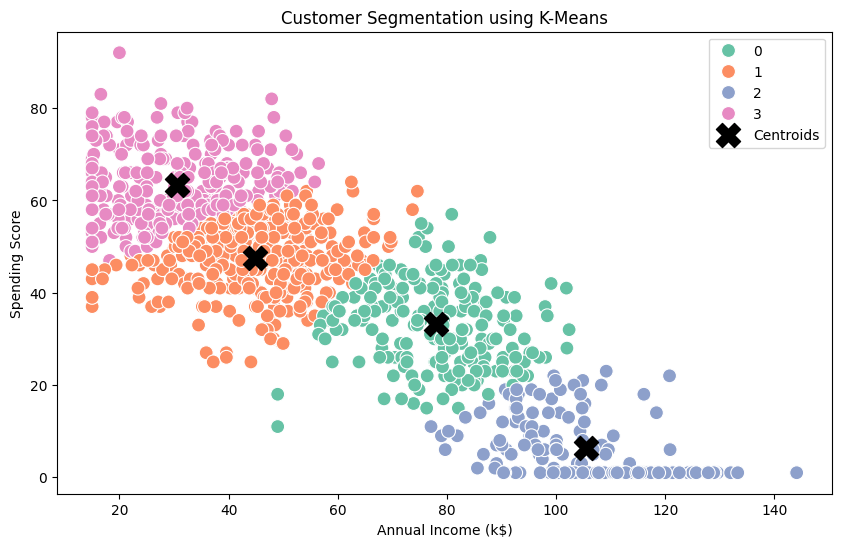
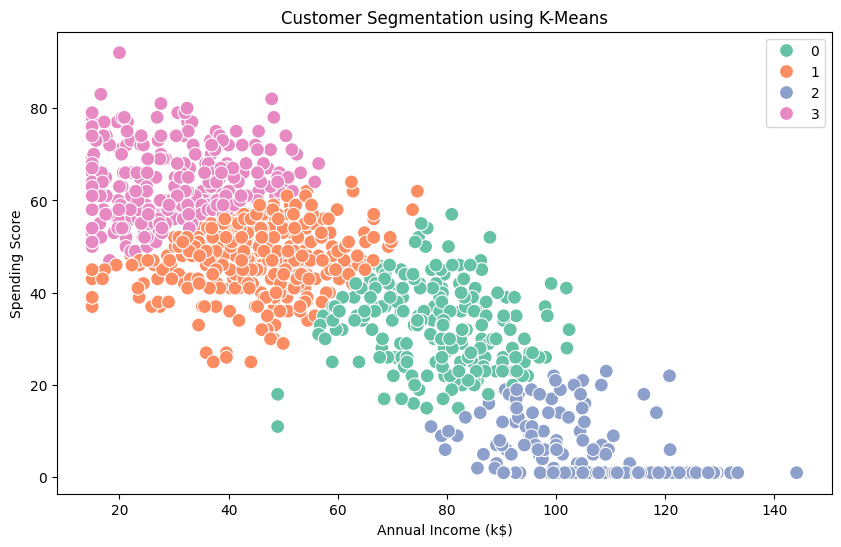
Code edit (unified diff) that turned the first committed figure into the second:
--- before
+++ after
@@ -2,18 +2,9 @@
 
 sns.scatterplot(
-    x=data['Annual Income (k$)'],
-    y=data['Spending Score (1-100)'],
-    hue=data['Cluster'],
+    x=data_1['Annual Income (k$)'],
+    y=data_1['Spending Score (1-100)'],
+    hue=data_1['Cluster'],
     palette='Set2',
     s=100
-)
-
-plt.scatter(
-    scaler.inverse_transform(kmeans.cluster_centers_)[:,0],
-    scaler.inverse_transform(kmeans.cluster_centers_)[:,1],
-    s=300,
-    c='black',
-    marker='X',
-    label='Centroids'
 )
 

Commit: More notes